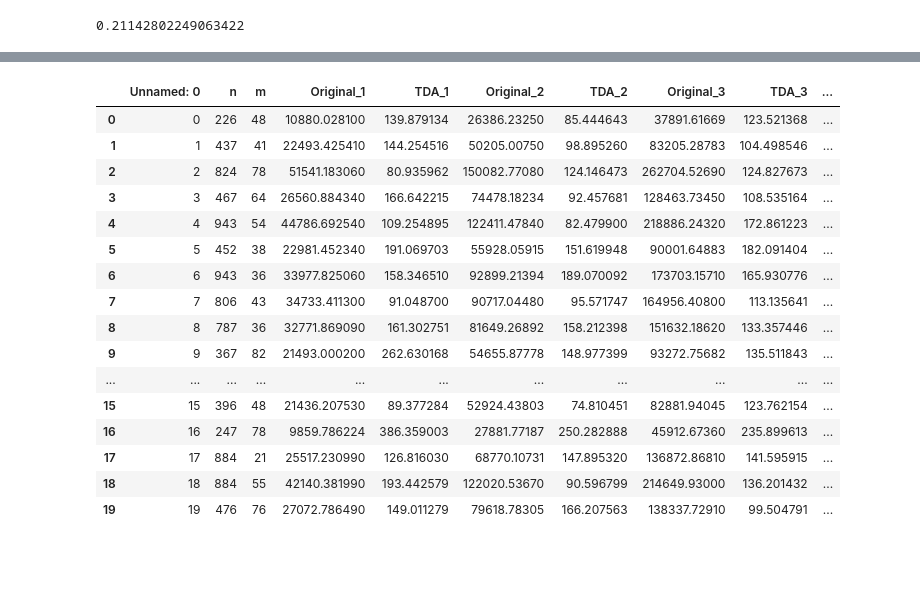
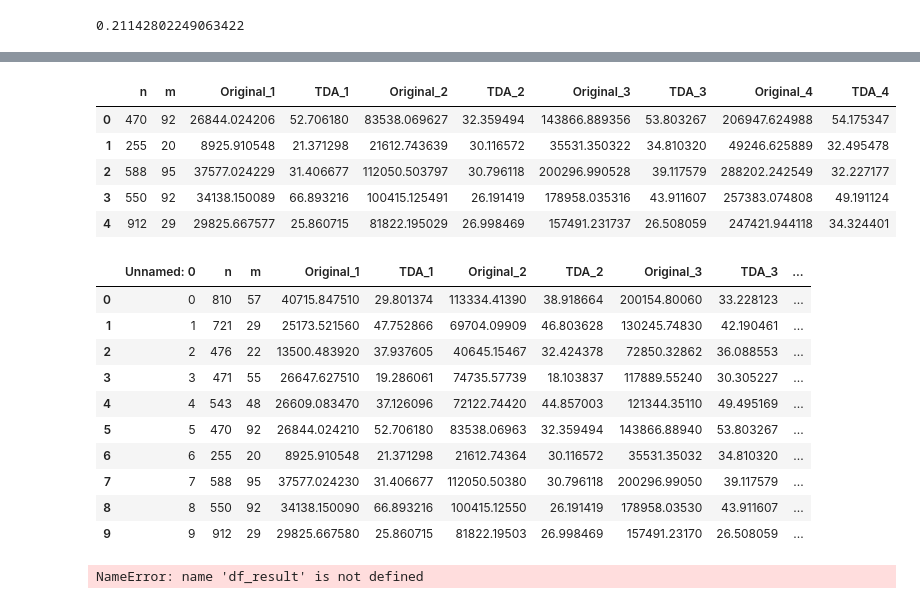
Before and after one commit to benjaminnNgo/TDASimilarityProof, a Jupyter notebook: TDAProofHopV2-BA.ipynb, the cells around one changed output, grey strips where cells are left out. Drawn from its saved outputs; the diff is of its cells as text; code cells hidden in the pictures; blank space fills up the shorter version.

```diff
--- a/TDAProofHopV2-BA.ipynb
+++ b/TDAProofHopV2-BA.ipynb
@@ -185,0 +198,9 @@ df_result.to_csv("30_sample_graph_BA_large.csv")
+# %%
+df_result
+# %% [output]
+|  | n | m | Original_1 | TDA_1 | Original_2 | TDA_2 | Original_3 | TDA_3 | Original_4 | TDA_4 |
+| 0 | 470 | 92 | 26844.024206 | 52.706180 | 83538.069627 | 32.359494 | 143866.889356 | 53.803267 | 206947.624988 | 54.175347 |
+| 1 | 255 | 20 | 8925.910548 | 21.371298 | 21612.743639 | 30.116572 | 35531.350322 | 34.810320 | 49246.625889 | 32.495478 |
+| 2 | 588 | 95 | 37577.024229 | 31.406677 | 112050.503797 | 30.796118 | 200296.990528 | 39.117579 | 288202.242549 | 32.227177 |
+| 3 | 550 | 92 | 34138.150089 | 66.893216 | 100415.125491 | 26.191419 | 178958.035316 | 43.911607 | 257383.074808 | 49.191124 |
+| 4 | 912 | 29 | 29825.667577 | 25.860715 | 81822.195029 | 26.998469 | 157491.231737 | 26.508059 | 247421.944118 | 34.324401 |
@@ -186,26 +209,22 @@ df_result.to_csv("30_sample_graph_BA_large.csv")
 # %%
-df_result = pd.read_csv("30_sample_graphs-BA_large.csv")
+df_result = pd.read_csv("30_sample_graph_BA_large_1.csv")
 df_result
 # %% [output]
 |  | Unnamed: 0 | n | m | Original_1 | TDA_1 | Original_2 | TDA_2 | Original_3 | TDA_3 | ... |
-| 0 | 0 | 226 | 48 | 10880.028100 | 139.879134 | 26386.23250 | 85.444643 | 37891.61669 | 123.521368 | ... |
-| 1 | 1 | 437 | 41 | 22493.425410 | 144.254516 | 50205.00750 | 98.895260 | 83205.28783 | 104.498546 | ... |
-| 2 | 2 | 824 | 78 | 51541.183060 | 80.935962 | 150082.77080 | 124.146473 | 262704.52690 | 124.827673 | ... |
-| 3 | 3 | 467 | 64 | 26560.884340 | 166.642215 | 74478.18234 | 92.457681 | 128463.73450 | 108.535164 | ... |
-| 4 | 4 | 943 | 54 | 44786.692540 | 109.254895 | 122411.47840 | 82.479900 | 218886.24320 | 172.861223 | ... |
-| 5 | 5 | 452 | 38 | 22981.452340 | 191.069703 | 55928.05915 | 151.619948 | 90001.64883 | 182.091404 | ... |
-| 6 | 6 | 943 | 36 | 33977.825060 | 158.346510 | 92899.21394 | 189.070092 | 173703.15710 | 165.930776 | ... |
-| 7 | 7 | 806 | 43 | 34733.411300 | 91.048700 | 90717.04480 | 95.571747 | 164956.40800 | 113.135641 | ... |
-| 8 | 8 | 787 | 36 | 32771.869090 | 161.302751 | 81649.26892 | 158.212398 | 151632.18620 | 133.357446 | ... |
-| 9 | 9 | 367 | 82 | 21493.000200 | 262.630168 | 54655.87778 | 148.977399 | 93272.75682 | 135.511843 | ... |
-| ... | ... | ... | ... | ... | ... | ... | ... | ... | ... | ... |
-| 15 | 15 | 396 | 48 | 21436.207530 | 89.377284 | 52924.43803 | 74.810451 | 82881.94045 | 123.762154 | ... |
-| 16 | 16 | 247 | 78 | 9859.786224 | 386.359003 | 27881.77187 | 250.282888 | 45912.67360 | 235.899613 | ... |
-| 17 | 17 | 884 | 21 | 25517.230990 | 126.816030 | 68770.10731 | 147.895320 | 136872.86810 | 141.595915 | ... |
-| 18 | 18 | 884 | 55 | 42140.381990 | 193.442579 | 122020.53670 | 90.596799 | 214649.93000 | 136.201432 | ... |
-| 19 | 19 | 476 | 76 | 27072.786490 | 149.011279 | 79618.78305 | 166.207563 | 138337.72910 | 99.504791 | ... |
+| 0 | 0 | 810 | 57 | 40715.847510 | 29.801374 | 113334.41390 | 38.918664 | 200154.80060 | 33.228123 | ... |
+| 1 | 1 | 721 | 29 | 25173.521560 | 47.752866 | 69704.09909 | 46.803628 | 130245.74830 | 42.190461 | ... |
+| 2 | 2 | 476 | 22 | 13500.483920 | 37.937605 | 40645.15467 | 32.424378 | 72850.32862 | 36.088553 | ... |
+| 3 | 3 | 471 | 55 | 26647.627510 | 19.286061 | 74735.57739 | 18.103837 | 117889.55240 | 30.305227 | ... |
+| 4 | 4 | 543 | 48 | 26609.083470 | 37.126096 | 72122.74420 | 44.857003 | 121344.35110 | 49.495169 | ... |
+| 5 | 5 | 470 | 92 | 26844.024210 | 52.706180 | 83538.06963 | 32.359494 | 143866.88940 | 53.803267 | ... |
+| 6 | 6 | 255 | 20 | 8925.910548 | 21.371298 | 21612.74364 | 30.116572 | 35531.35032 | 34.810320 | ... |
+| 7 | 7 | 588 | 95 | 37577.024230 | 31.406677 | 112050.50380 | 30.796118 | 200296.99050 | 39.117579 | ... |
+| 8 | 8 | 550 | 92 | 34138.150090 | 66.893216 | 100415.12550 | 26.191419 | 178958.03530 | 43.911607 | ... |
+| 9 | 9 | 912 | 29 | 29825.667580 | 25.860715 | 81822.19503 | 26.998469 | 157491.23170 | 26.508059 | ... |
 # %%
-df_result.to_csv("30_sample_graphs-BA_part_2.csv")
+df_result.to_csv("30_sample_graphs-BA_part_1.csv")
+# %% [output]
+NameError: name 'df_result' is not defined
 # %%
 original_average =[]
 TDA_avaerage = []
```
Also changed, not shown: parts of 18 cells of this notebook, 9 other files.
